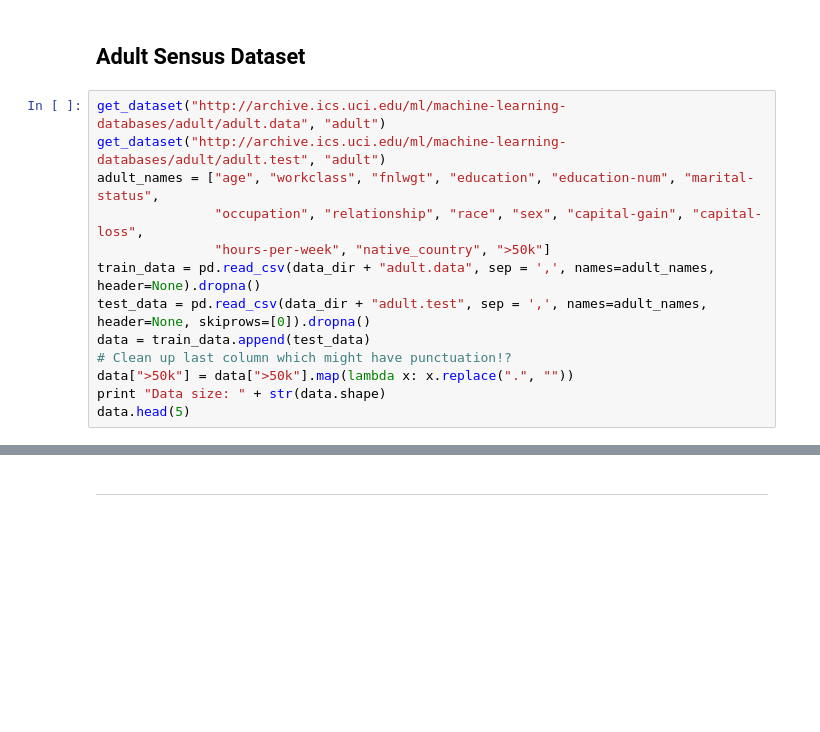
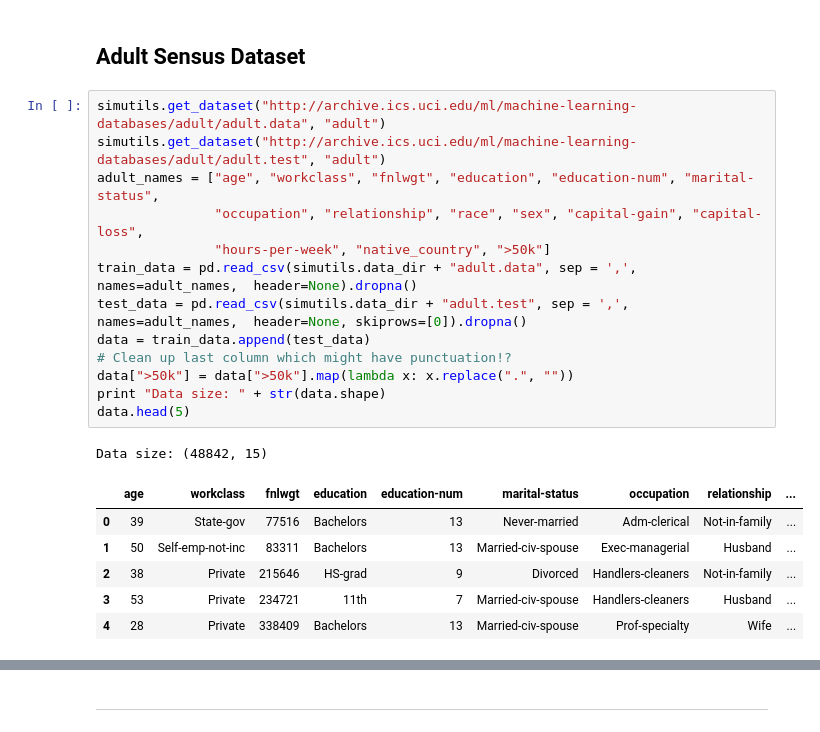
Before and after one commit to pbailis/fast-tpcc-repo, a Jupyter notebook: pysim/sklearn/DataTesting.ipynb, the cells around one changed output, grey strips where cells are left out. Drawn from its saved outputs; the diff is of its cells as text; blank space fills up the shorter version.

```diff
--- a/pysim/sklearn/DataTesting.ipynb
+++ b/pysim/sklearn/DataTesting.ipynb
@@ -172,16 +193,24 @@ plot(cluster_sizes, np.mean(modelVariance, axis=0))
 # %% [markdown]
 ## Adult Sensus Dataset
 # %%
-get_dataset("http://archive.ics.uci.edu/ml/machine-learning-databases/adult/adult.data", "adult")
-get_dataset("http://archive.ics.uci.edu/ml/machine-learning-databases/adult/adult.test", "adult")
+simutils.get_dataset("http://archive.ics.uci.edu/ml/machine-learning-databases/adult/adult.data", "adult")
+simutils.get_dataset("http://archive.ics.uci.edu/ml/machine-learning-databases/adult/adult.test", "adult")
 adult_names = ["age", "workclass", "fnlwgt", "education", "education-num", "marital-status",
                "occupation", "relationship", "race", "sex", "capital-gain", "capital-loss",
                "hours-per-week", "native_country", ">50k"]
-train_data = pd.read_csv(data_dir + "adult.data", sep = ',', names=adult_names,  header=None).dropna()
-test_data = pd.read_csv(data_dir + "adult.test", sep = ',', names=adult_names,  header=None, skiprows=[0]).dropna()
+train_data = pd.read_csv(simutils.data_dir + "adult.data", sep = ',', names=adult_names,  header=None).dropna()
+test_data = pd.read_csv(simutils.data_dir + "adult.test", sep = ',', names=adult_names,  header=None, skiprows=[0]).dropna()
 data = train_data.append(test_data)
 # Clean up last column which might have punctuation!?
 data[">50k"] = data[">50k"].map(lambda x: x.replace(".", ""))
 print "Data size: " + str(data.shape)
 data.head(5)
+# %% [output]
+Data size: (48842, 15)
+|  | age | workclass | fnlwgt | education | education-num | marital-status | occupation | relationship | ... |
+| 0 | 39 | State-gov | 77516 | Bachelors | 13 | Never-married | Adm-clerical | Not-in-family | ... |
+| 1 | 50 | Self-emp-not-inc | 83311 | Bachelors | 13 | Married-civ-spouse | Exec-managerial | Husband | ... |
+| 2 | 38 | Private | 215646 | HS-grad | 9 | Divorced | Handlers-cleaners | Not-in-family | ... |
+| 3 | 53 | Private | 234721 | 11th | 7 | Married-civ-spouse | Handlers-cleaners | Husband | ... |
+| 4 | 28 | Private | 338409 | Bachelors | 13 | Married-civ-spouse | Prof-specialty | Wife | ... |
 # %%
```
Also changed, not shown: parts of 26 cells of this notebook, 1 other file.
